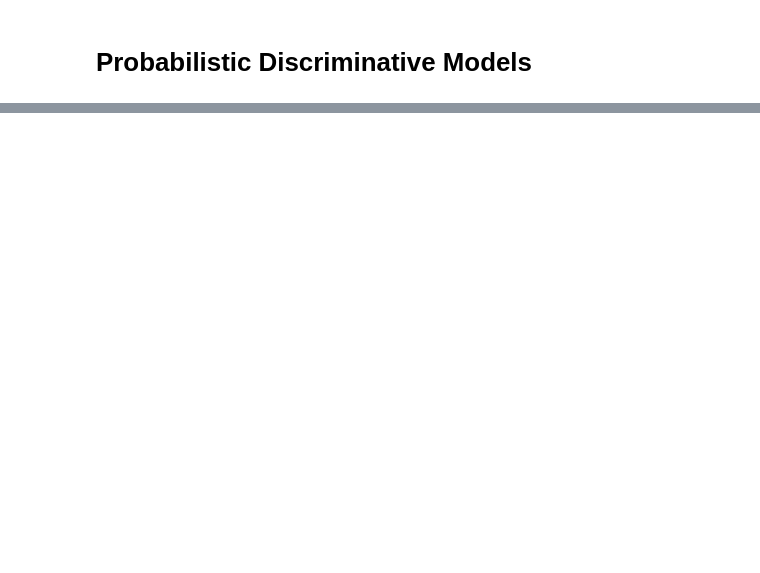
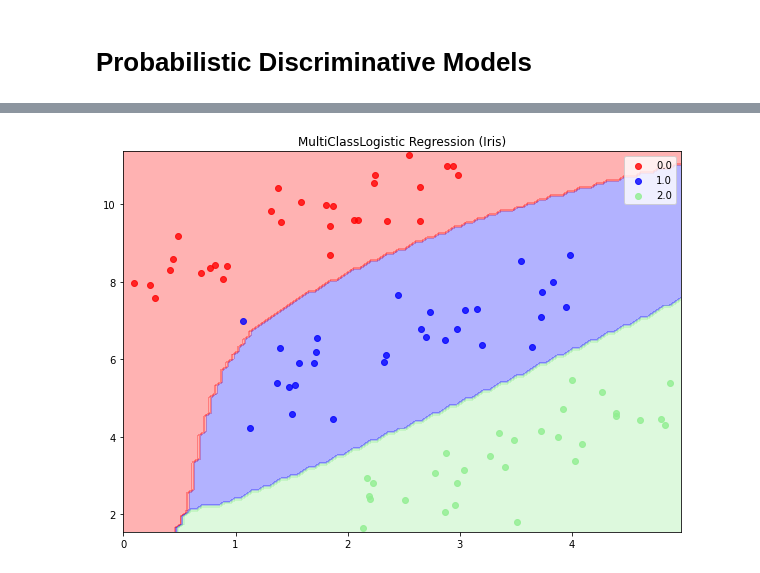
Before and after one commit to negRhlk/PRML, a Jupyter notebook: chapter4_linear_classifier.ipynb, the cells around one changed output, grey strips where cells are left out. Saved outputs shown, nothing was run; the diff lists cells and outputs as text; code cells hidden in the pictures; blank space fills up the shorter version.

```diff
--- a/chapter4_linear_classifier.ipynb
+++ b/chapter4_linear_classifier.ipynb
@@ -471,0 +583,7 @@ plot_classifier(X,t,lr,title="Logistic Regression (Iris)")
+# %%
+X,y = make_3class_data()
+mclr = MultiClassLogisticRegression(max_iter=1000,mu = np.array([0.1,-0.4,0,-0.5,0.5,-1,0.4]),s = np.array([1,0.3,0.03,5,0.3,2.4,0.3]))
+mclr.fit(X,y)
+plot_classifier(X,y,mclr,title="MultiClassLogistic Regression (Iris)")
+# %% [output]
+[figure, added]
```
Also changed, not shown: parts of 19 cells of this notebook.
